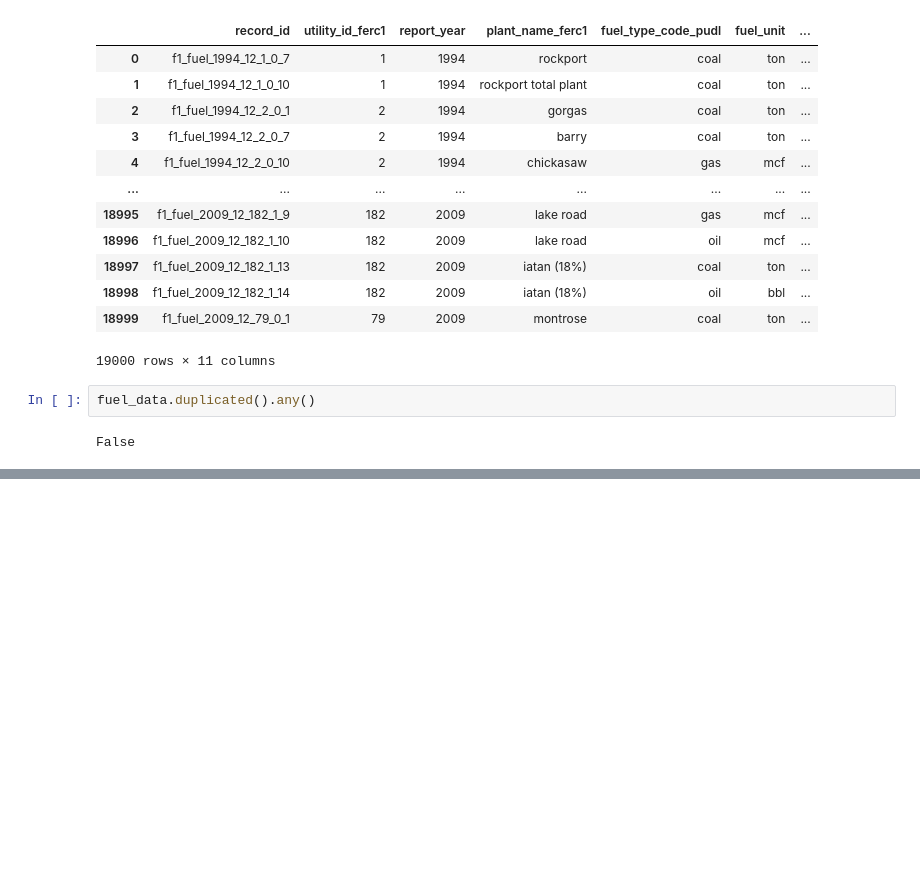
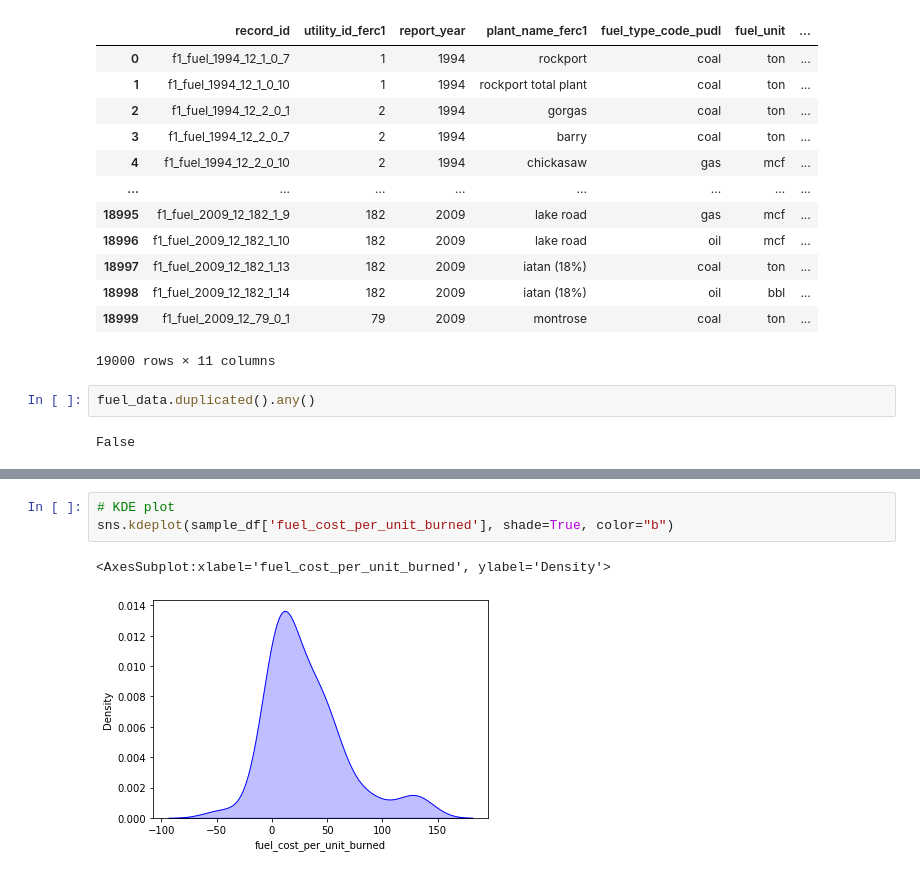
Before and after one commit to alexbusz/Data-Science, a Jupyter notebook: H_1.ipynb, the cells around one changed output, grey strips where cells are left out. Drawn from its saved outputs; the diff is of its cells as text; blank space fills up the shorter version.

```diff
--- a/H_1.ipynb
+++ b/H_1.ipynb
@@ -151,0 +167,6 @@ False
+# %%
+# KDE plot
+sns.kdeplot(sample_df['fuel_cost_per_unit_burned'], shade=True, color="b")
+# %% [output]
+<AxesSubplot:xlabel='fuel_cost_per_unit_burned', ylabel='Density'>
+[figure, added]
```
Also changed, not shown: parts of 5 cells of this notebook.
